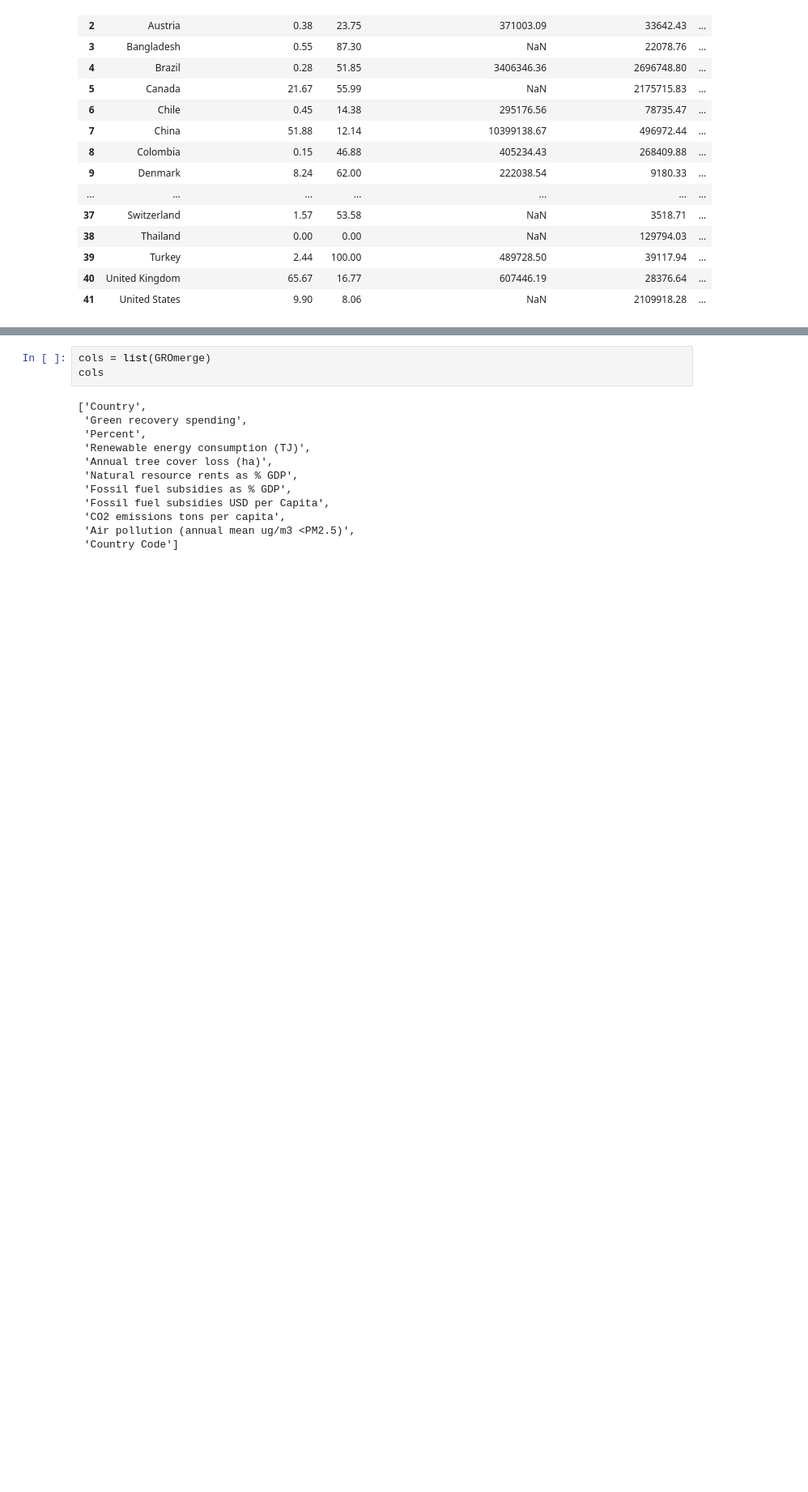
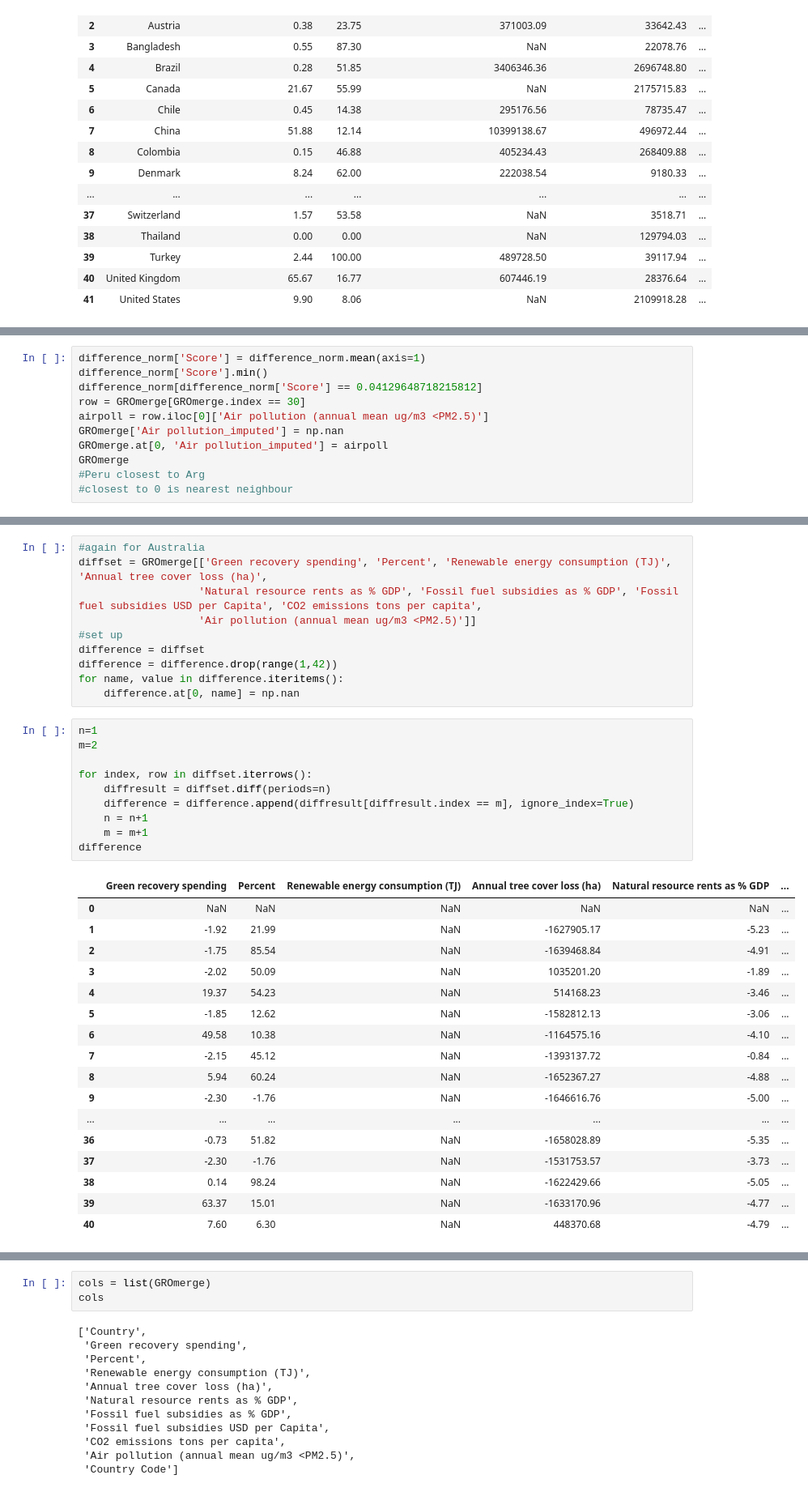
Before and after one commit to eimbloom/Test, a Jupyter notebook: Nearest.ipynb, the cells around one changed output, grey strips where cells are left out. Shown at 81% size. Saved outputs shown, nothing was run; the diff lists cells and outputs as text; blank space fills up the shorter version.

```diff
--- a/Nearest.ipynb
+++ b/Nearest.ipynb
@@ -497,0 +542,11 @@ GROmerge
+# %%
+difference_norm['Score'] = difference_norm.mean(axis=1)
+difference_norm['Score'].min()
+difference_norm[difference_norm['Score'] == 0.04129648718215812]
+row = GROmerge[GROmerge.index == 30]
+airpoll = row.iloc[0]['Air pollution (annual mean ug/m3 <PM2.5)']
+GROmerge['Air pollution_imputed'] = np.nan
+GROmerge.at[0, 'Air pollution_imputed'] = airpoll
+GROmerge
+#Peru closest to Arg
+#closest to 0 is nearest neighbour
@@ -497,0 +571,38 @@ GROmerge
+# %%
+#again for Australia
+diffset = GROmerge[['Green recovery spending', 'Percent', 'Renewable energy consumption (TJ)', 'Annual tree cover loss (ha)',
+                   'Natural resource rents as % GDP', 'Fossil fuel subsidies as % GDP', 'Fossil fuel subsidies USD per Capita', 'CO2 emissions tons per capita',
+                   'Air pollution (annual mean ug/m3 <PM2.5)']]
+#set up
+difference = diffset
+difference = difference.drop(range(1,42))
+for name, value in difference.iteritems():
+    difference.at[0, name] = np.nan
+# %%
+n=1
+m=2
+
+for index, row in diffset.iterrows():
+    diffresult = diffset.diff(periods=n)
+    difference = difference.append(diffresult[diffresult.index == m], ignore_index=True)
+    n = n+1
+    m = m+1
+difference
+# %% [output]
+|  | Green recovery spending | Percent | Renewable energy consumption (TJ) | Annual tree cover loss (ha) | Natural resource rents as % GDP | ... |
+| 0 | NaN | NaN | NaN | NaN | NaN | ... |
+| 1 | -1.92 | 21.99 | NaN | -1627905.17 | -5.23 | ... |
+| 2 | -1.75 | 85.54 | NaN | -1639468.84 | -4.91 | ... |
+| 3 | -2.02 | 50.09 | NaN | 1035201.20 | -1.89 | ... |
+| 4 | 19.37 | 54.23 | NaN | 514168.23 | -3.46 | ... |
+| 5 | -1.85 | 12.62 | NaN | -1582812.13 | -3.06 | ... |
+| 6 | 49.58 | 10.38 | NaN | -1164575.16 | -4.10 | ... |
+| 7 | -2.15 | 45.12 | NaN | -1393137.72 | -0.84 | ... |
+| 8 | 5.94 | 60.24 | NaN | -1652367.27 | -4.88 | ... |
+| 9 | -2.30 | -1.76 | NaN | -1646616.76 | -5.00 | ... |
+| ... | ... | ... | ... | ... | ... | ... |
+| 36 | -0.73 | 51.82 | NaN | -1658028.89 | -5.35 | ... |
+| 37 | -2.30 | -1.76 | NaN | -1531753.57 | -3.73 | ... |
+| 38 | 0.14 | 98.24 | NaN | -1622429.66 | -5.05 | ... |
+| 39 | 63.37 | 15.01 | NaN | -1633170.96 | -4.77 | ... |
+| 40 | 7.60 | 6.30 | NaN | 448370.68 | -4.79 | ... |
```
Also changed, not shown: parts of 11 cells of this notebook, 1 other file.
